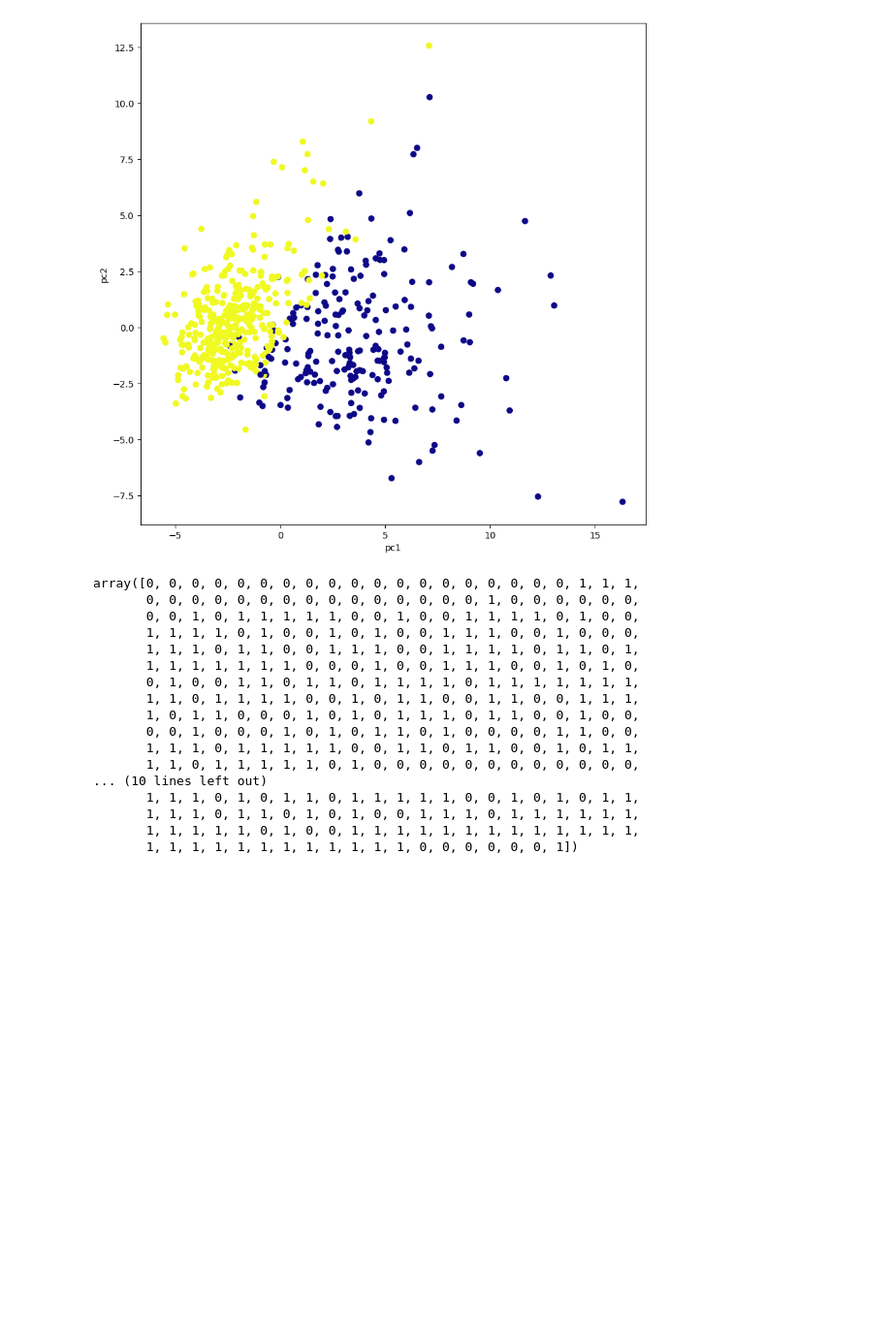
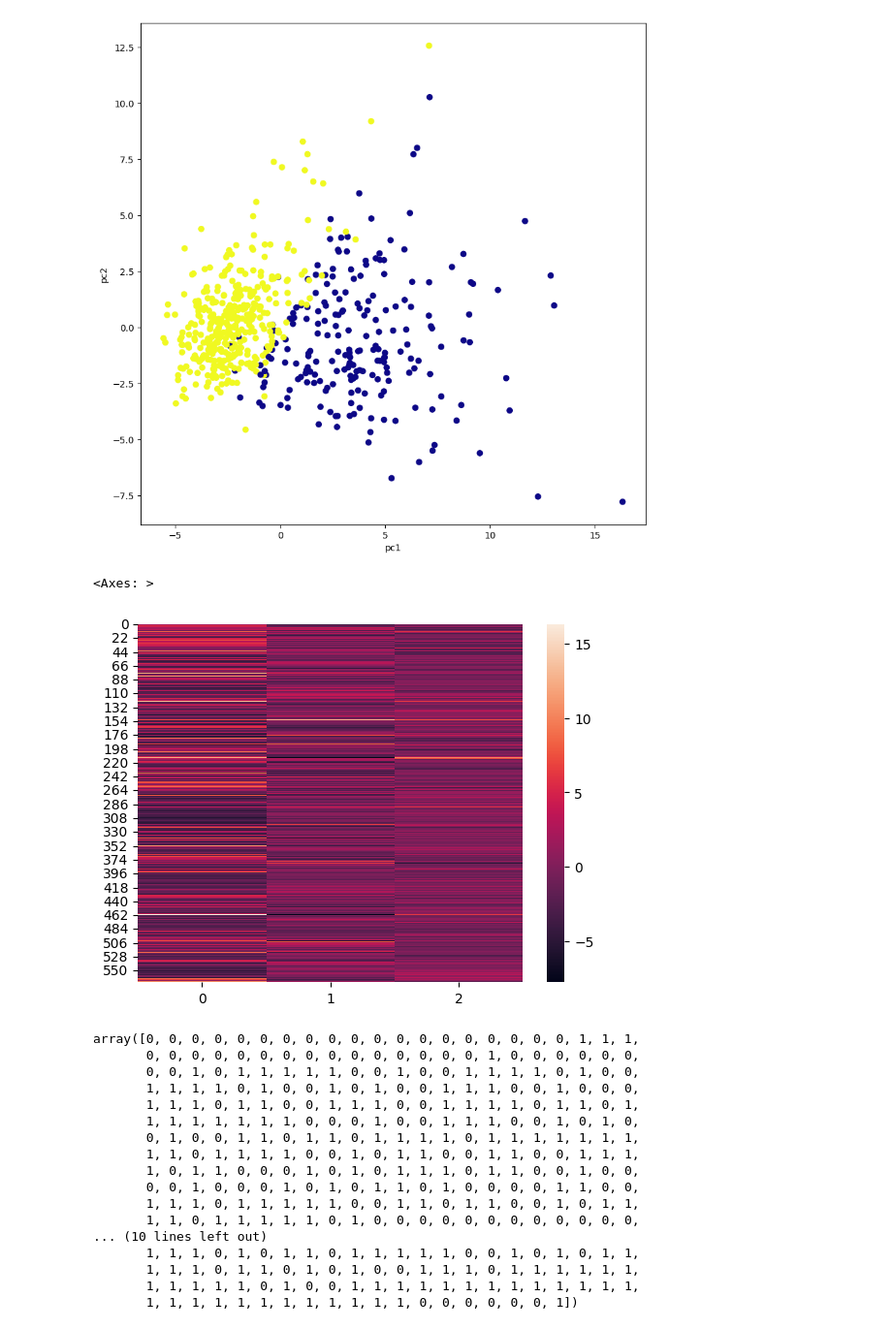
Before and after one commit to flyinacres/dimensionality, a Jupyter notebook: pcawp.ipynb, the cells around one changed output. Shown at 97% size. Cells and saved outputs as stored; diff of their text form; code cells hidden in the pictures; blank space fills up the shorter version.

```diff
--- a/pcawp.ipynb
+++ b/pcawp.ipynb
@@ -85,6 +85,11 @@ plt.ylabel('pc2')
 # %% [output]
 Text(0, 0.5, 'pc2')
 [figure]
+# %%
+sns.heatmap(x)
+# %% [output]
+<Axes: >
+[figure, added]
 # %%
 data['target']
 # %% [output]
```
Also changed, not shown: parts of 1 cell of this notebook.
